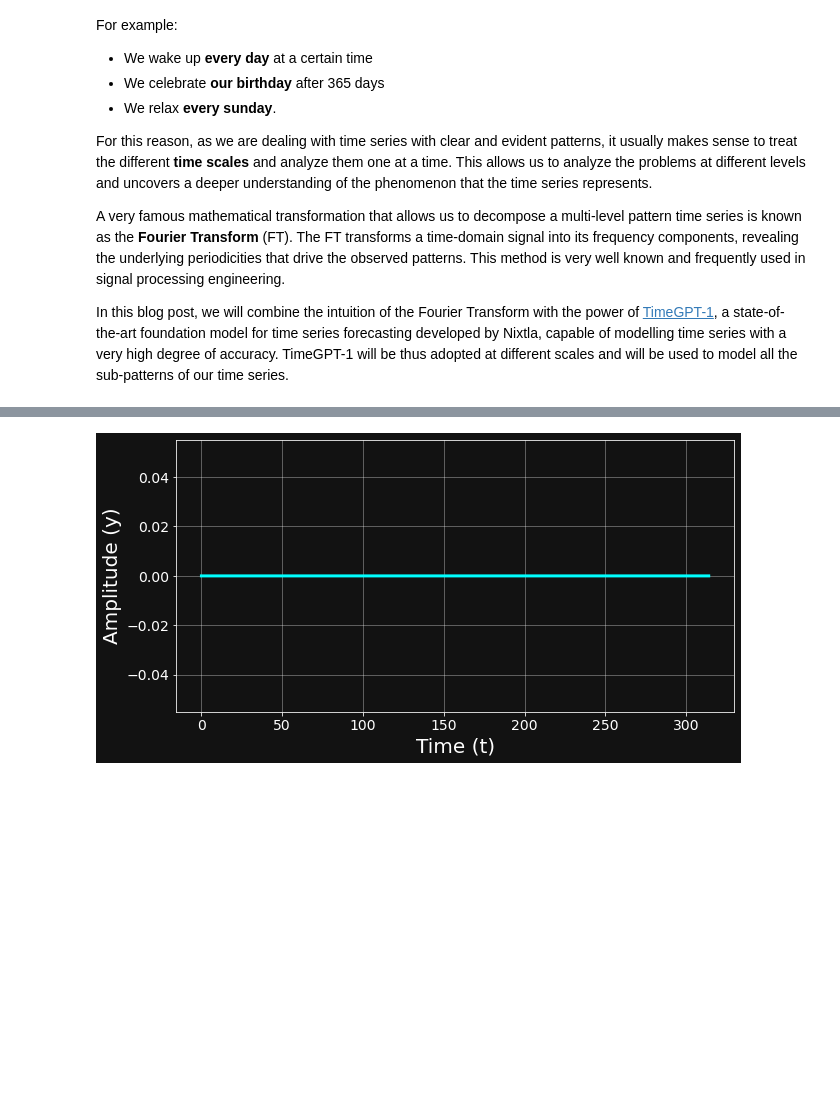
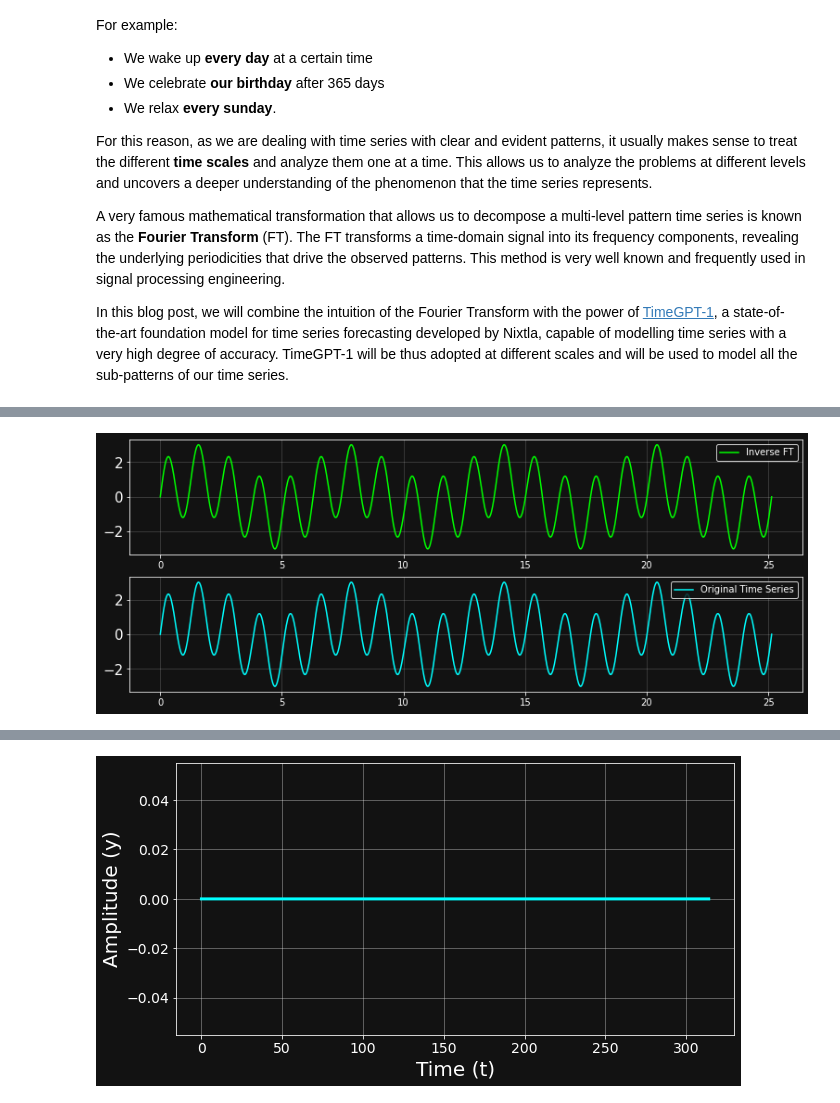
Before and after one commit to PieroPaialungaAI/FourierTransformModelling, a Jupyter notebook: frequency_ts_modelling.ipynb, the cells around one changed output, grey strips where cells are left out. Saved outputs shown, nothing was run; the diff lists cells and outputs as text; code cells hidden in the pictures; blank space fills up the shorter version.

Commit message:
Fourier Transform part is basically completed

```diff
--- a/frequency_ts_modelling.ipynb
+++ b/frequency_ts_modelling.ipynb
@@ -32,0 +96,20 @@ The Fourier Transform takes this complex time series, made up of many overlappin
+# %%
+import numpy as np
+t = np.linspace(0,8*np.pi,1000)
+y = np.sin(t) + 2*np.sin(5*t)
+y_fft = np.fft.fft(y)
+y_iff_fft = np.fft.ifft(y_fft).real #Inverse Fourier Transform!
+plt.figure(figsize = (13,5))
+plt.subplot(2,1,1)
+plt.plot(t, y_iff_fft, color ='lime', label = 'Inverse FT')
+plt.yticks(fontsize = 15)
+plt.grid(alpha=0.2)
+plt.legend()
+plt.subplot(2,1,2)
+plt.plot(t, y, color ='cyan', label = 'Original Time Series')
+plt.yticks(fontsize = 15)
+plt.legend()
+plt.grid(alpha=0.2)
+plt.savefig('images/ifft_rec.svg')
+# %% [output]
+[figure, added]
```
Also changed, not shown: parts of 12 cells of this notebook, 14 other files.
